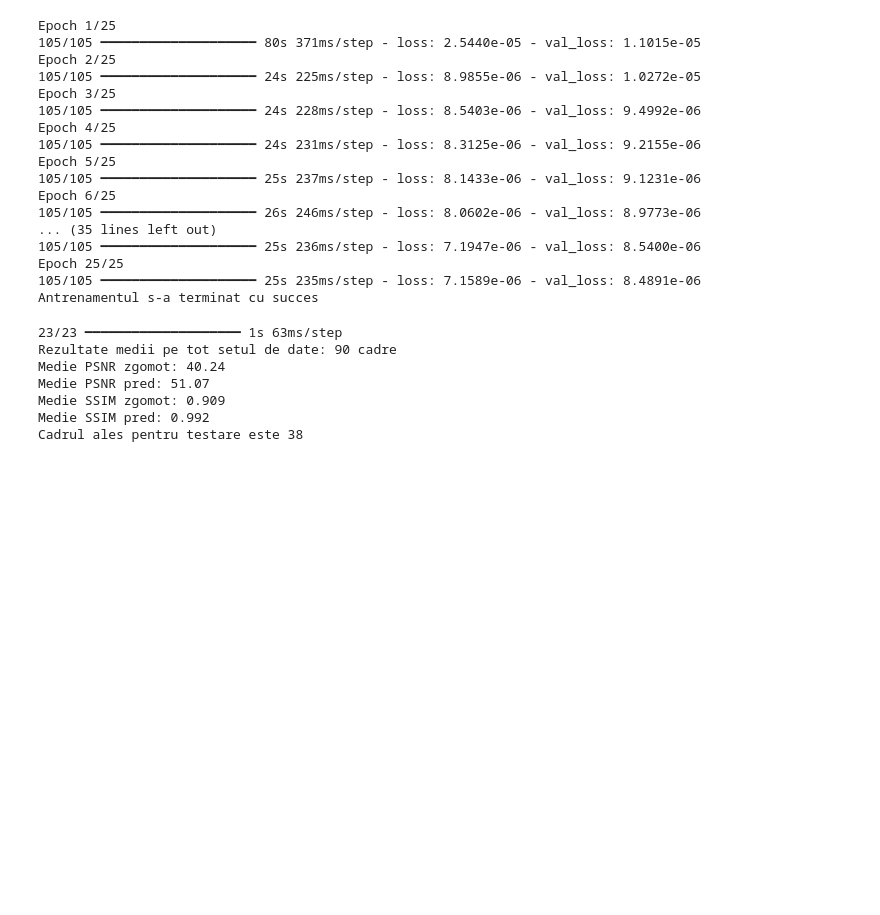
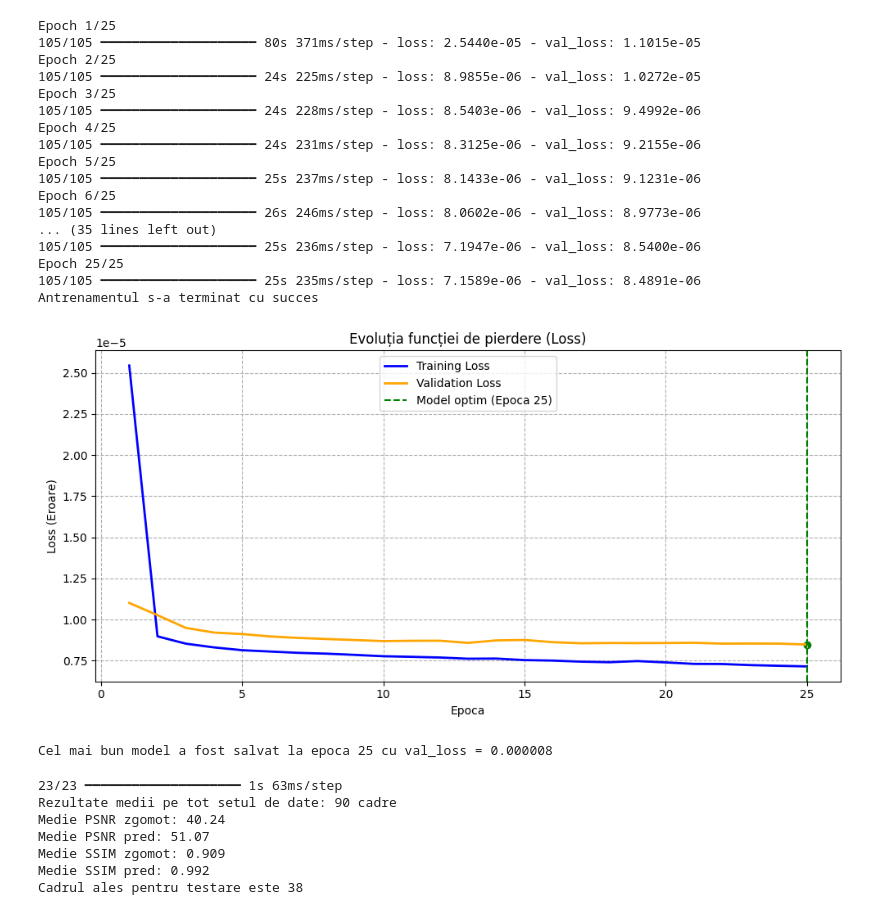
Before and after one commit to vlad-budeanu/calcium-image-denoising, a Jupyter notebook: Calcium_denoising.ipynb, the cells around one changed output. Drawn from its saved outputs; the diff is of its cells as text; code cells hidden in the pictures; blank space fills up the shorter version.

Commit message:
Am incarcat curba de loss

```diff
--- a/Calcium_denoising.ipynb
+++ b/Calcium_denoising.ipynb
@@ -273,6 +273,36 @@ Epoch 6/25
 Epoch 25/25
 105/105 ━━━━━━━━━━━━━━━━━━━━ 25s 235ms/step - loss: 7.1589e-06 - val_loss: 8.4891e-06
 Antrenamentul s-a terminat cu succes
+# %%
+# Curba de loss
+loss_train = istoric.history['loss']
+loss_val = istoric.history['val_loss']
+epoci = range(1, len(loss_train) + 1)
+
+# Gasim epoca in care val_loss a fost minim
+epoca_optima = np.argmin(loss_val) + 1
+val_min = np.min(loss_val)
+
+plt.figure(figsize=(10, 5))
+plt.plot(epoci, loss_train, label='Training Loss', color='blue', linewidth=2)
+plt.plot(epoci, loss_val, label='Validation Loss', color='orange', linewidth=2)
+
+# Marcam vizual punctul optim salvat de ModelCheckpoint
+plt.axvline(epoca_optima, color='green', linestyle='--', label=f'Model optim (Epoca {epoca_optima})')
+plt.scatter(epoca_optima, val_min, color='green')
+
+plt.title('Evoluția funcției de pierdere (Loss)')
+plt.xlabel('Epoca')
+plt.ylabel('Loss (Eroare)')
+plt.legend()
+plt.grid(True, linestyle='--')
+plt.tight_layout()
+plt.show()
+
+print(f"Cel mai bun model a fost salvat la epoca {epoca_optima} cu val_loss = {val_min:.6f}")
+# %% [output]
+[figure, added]
+Cel mai bun model a fost salvat la epoca 25 cu val_loss = 0.000008
 # %%
 # Evaluarea si vizualizarea rezultatelor
 
```
